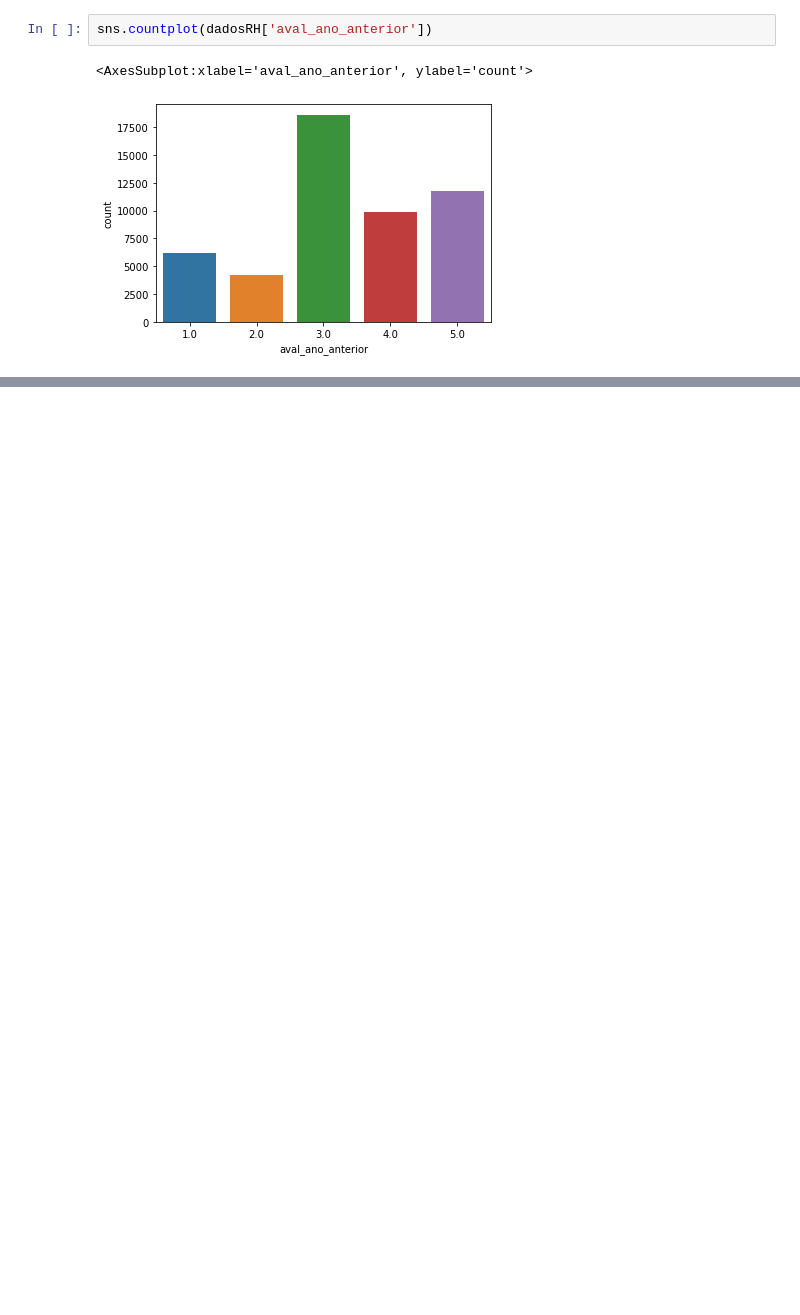
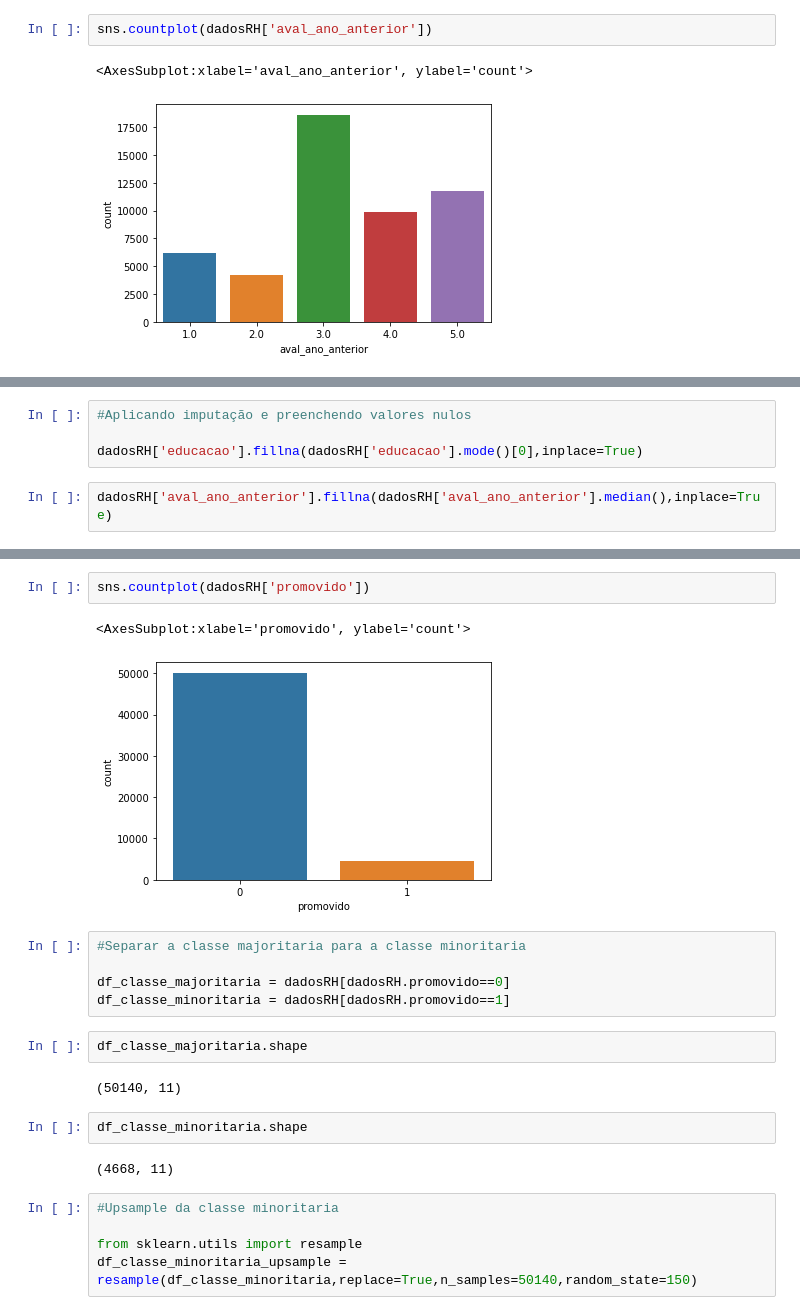
Before and after one commit to raphalopess/DataScienceAcademy-version02, a Jupyter notebook: MiniProjeto03.ipynb, the cells around one changed output, grey strips where cells are left out. Drawn from its saved outputs; the diff is of its cells as text; blank space fills up the shorter version.

```diff
--- a/MiniProjeto03.ipynb
+++ b/MiniProjeto03.ipynb
@@ -88,0 +99,6 @@ sns.countplot(dadosRH['aval_ano_anterior'])
+# %%
+#Aplicando imputação e preenchendo valores nulos
+
+dadosRH['educacao'].fillna(dadosRH['educacao'].mode()[0],inplace=True)
+# %%
+dadosRH['aval_ano_anterior'].fillna(dadosRH['aval_ano_anterior'].median(),inplace=True)
@@ -88,0 +114,23 @@ sns.countplot(dadosRH['aval_ano_anterior'])
+# %%
+sns.countplot(dadosRH['promovido'])
+# %% [output]
+<AxesSubplot:xlabel='promovido', ylabel='count'>
+[figure, added]
+# %%
+#Separar a classe majoritaria para a classe minoritaria
+
+df_classe_majoritaria = dadosRH[dadosRH.promovido==0]
+df_classe_minoritaria = dadosRH[dadosRH.promovido==1]
+# %%
+df_classe_majoritaria.shape
+# %% [output]
+(50140, 11)
+# %%
+df_classe_minoritaria.shape
+# %% [output]
+(4668, 11)
+# %%
+#Upsample da classe minoritaria
+
+from sklearn.utils import resample
+df_classe_minoritaria_upsample = resample(df_classe_minoritaria,replace=True,n_samples=50140,random_state=150)
```
Also changed, not shown: parts of 13 cells of this notebook.
